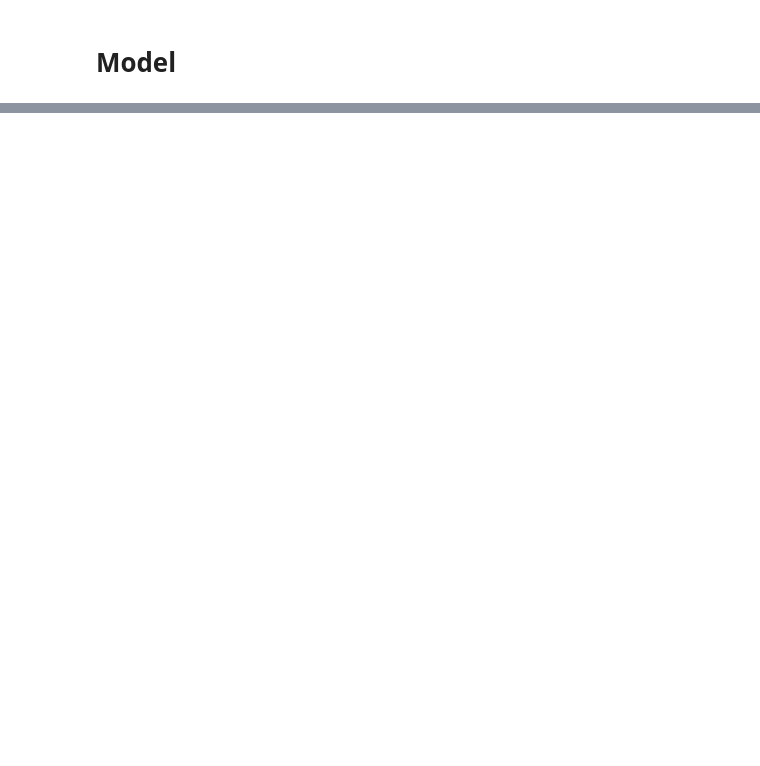
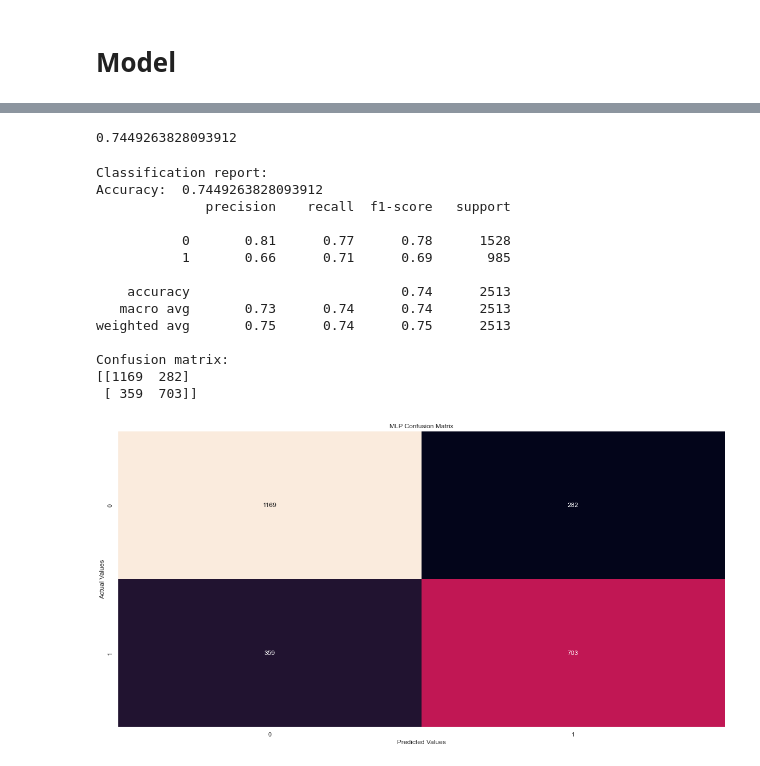
Before and after one commit to jakubrymuza/WTUM_17_2022, a Jupyter notebook: project.ipynb, the cells around one changed output, grey strips where cells are left out. Cells and saved outputs as stored; diff of their text form; code cells hidden in the pictures; blank space fills up the shorter version.

```diff
--- a/project.ipynb
+++ b/project.ipynb
@@ -532,0 +770,27 @@ MultinomialNB()
+# %%
+dec_tree_regex_lemma = DecisionTreeClassifier()
+dec_tree_regex_lemma.fit(train_x_vector_regexToken_lemma, train_y_regextokenlemma)
+
+dec_tree_regex_lemma.score(test_x_regextokenlemma_vector,test_y_regextokenlemma)
+# %% [output]
+0.7449263828093912
+# %%
+YPred = dec_tree_regex_lemma.predict(test_x_regextokenlemma_vector)
+
+dec_tree_acc_regex_lemma = PrintRes(m_test_y=test_y_regextokenlemma,pred_y=YPred)
+# %% [output]
+Classification report:
+Accuracy:  0.7449263828093912
+              precision    recall  f1-score   support
+
+           0       0.81      0.77      0.78      1528
+           1       0.66      0.71      0.69       985
+
+    accuracy                           0.74      2513
+   macro avg       0.73      0.74      0.74      2513
+weighted avg       0.75      0.74      0.75      2513
+
+Confusion matrix:
+[[1169  282]
+ [ 359  703]]
+[figure, added]
```
Also changed, not shown: parts of 89 cells of this notebook.
